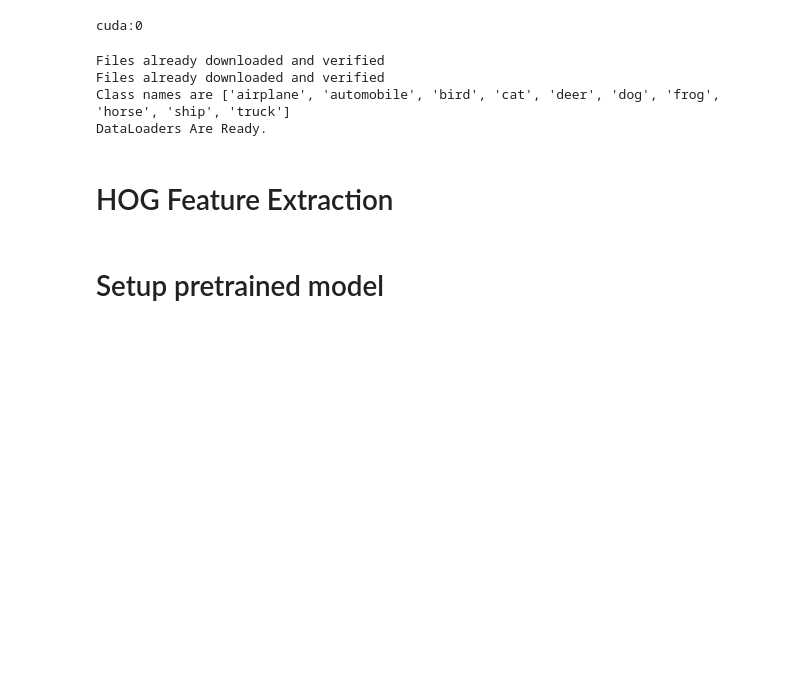
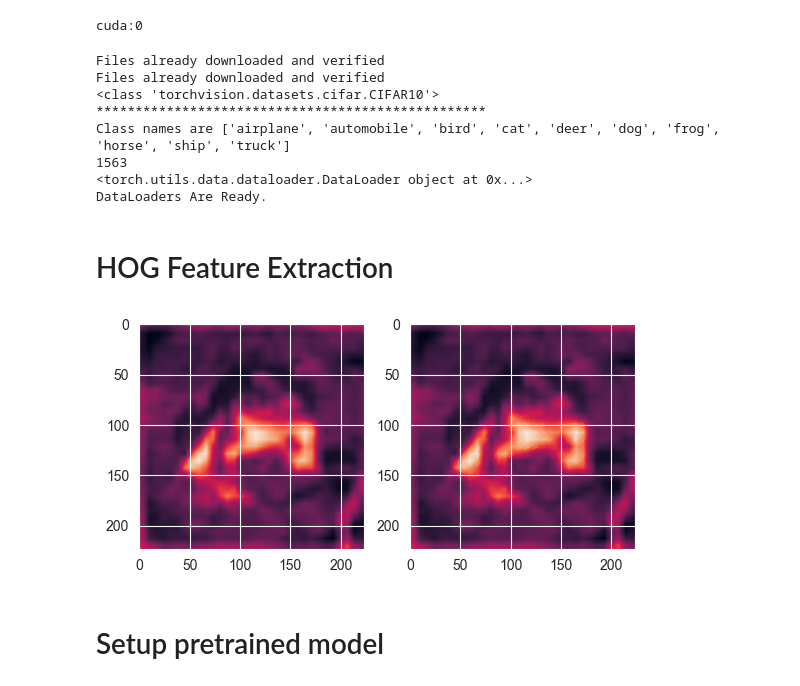
Before and after one commit to MahdiarMansouri/HOG_feature_extraction_cifar10, a Jupyter notebook: main.ipynb, the cells around one changed output. Drawn from its saved outputs; the diff is of its cells as text; code cells hidden in the pictures; blank space fills up the shorter version.

Commit message:
update HOG extractor class for torch tensor adaptive

```diff
--- a/main.ipynb
+++ b/main.ipynb
@@ -46,6 +47,8 @@ datasets = {
     'val': torchvision.datasets.CIFAR10(root='./data', train=False, transform=data_transform['val'],
                                         download=True)
 }
+print(type(datasets['train']))
+print('*'*50)
 # train_dataset = torchvision.datasets.CIFAR10(root='./data', train=True, transform=data_transform['train'],
 #                                              download=True)
 # test_dataset = torchvision.datasets.CIFAR10(root='./data', train=False, transform=data_transform['val'], download=True)
@@ -55,14 +58,21 @@ class_names = datasets['train'].classes
 print(f'Class names are {class_names}')
 
 # Creating DataLoaders
-dataloaders = {x: torch.utils.data.DataLoader(dataset=datasets[x], batch_size=32, shuffle=True, num_workers=2) for x in
+batch_size = 32
+dataloaders = {x: torch.utils.data.DataLoader(dataset=datasets[x], batch_size=batch_size, shuffle=True, num_workers=2) for x in
                ['train', 'val']}
 
+print(len(dataloaders['train']))
+print(dataloaders['train'])
 # train_loader = torch.utils.data.DataLoader(dataset=train_dataset, batch_size=32, shuffle=True, num_workers=2)
 # test_loader = torch.utils.data.DataLoader(dataset=test_dataset, batch_size=32, shuffle=False, num_workers=2)
 print('DataLoaders Are Ready.')
 # %% [output]
 Files already downloaded and verified
 Files already downloaded and verified
+<class 'torchvision.datasets.cifar.CIFAR10'>
+**************************************************
 Class names are ['airplane', 'automobile', 'bird', 'cat', 'deer', 'dog', 'frog', 'horse', 'ship', 'truck']
+1563
+<torch.utils.data.dataloader.DataLoader object at 0x...>
 DataLoaders Are Ready.
@@ -71,3 +135,23 @@ DataLoaders Are Ready.
+# %%
+import PIL.Image as Image
+import cv2 as cv
+
+
+image, label = datasets['train'][0]
+
+image = image.cpu()
+plt.subplot(1,2,1)
+plt.imshow(image[2])
+
+
+ho = HOGFeatureExtractor()
+image2 = ho(image)
+image2 = image2.cpu()
+plt.subplot(1,2,2)
+plt.imshow(image2[2])
+plt.show()
+# %% [output]
+[figure, added]
 # %%
 # HOG Parameters
 orientations = 8
```
Also changed, not shown: parts of 8 cells of this notebook.
